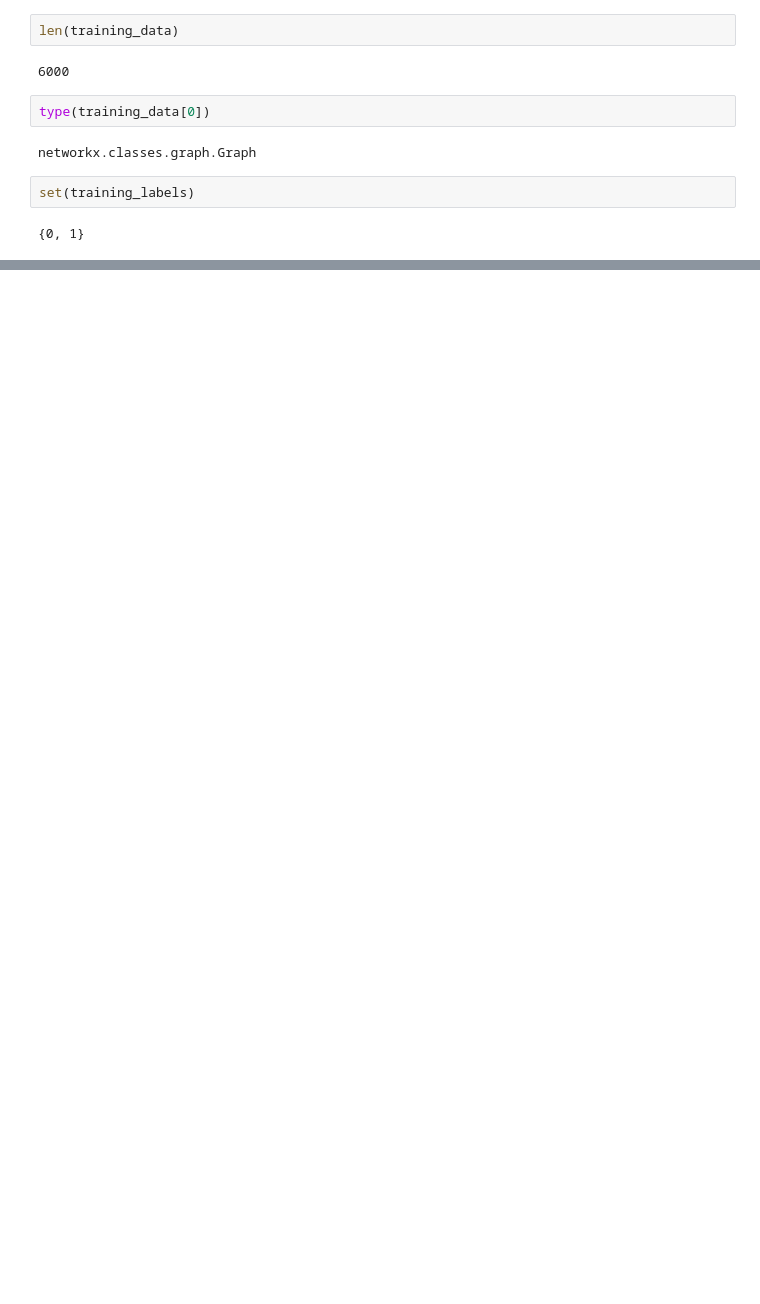
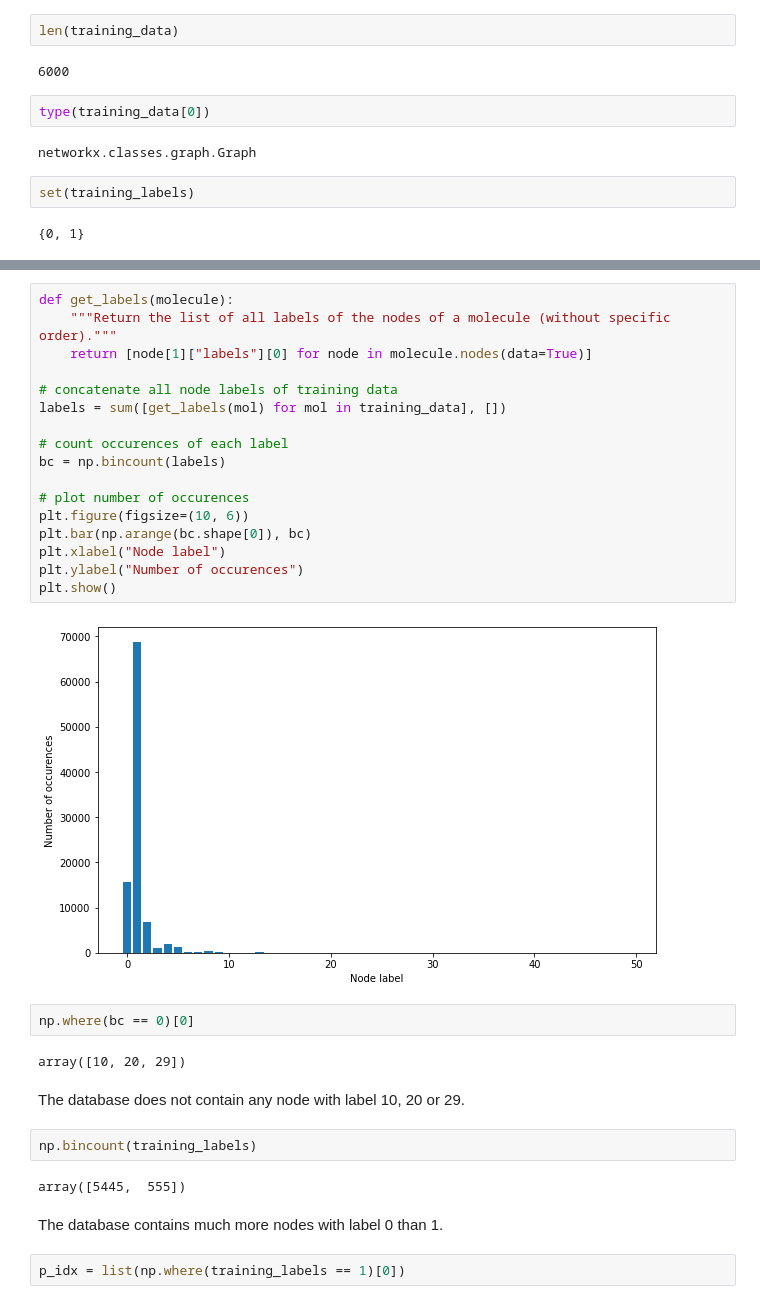
Before and after one commit to decarpentierg/data-challenge-kernel-methods, a Jupyter notebook: notebooks/explore_data.ipynb, the cells around one changed output, grey strips where cells are left out. Drawn from its saved outputs; the diff is of its cells as text; blank space fills up the shorter version.

Commit message:
add utils.py and molecules.py

```diff
--- a/notebooks/explore_data.ipynb
+++ b/notebooks/explore_data.ipynb
@@ -58,0 +83,33 @@ Index: 5 Label: 0
+# %%
+def get_labels(molecule):
+    """Return the list of all labels of the nodes of a molecule (without specific order)."""
+    return [node[1]["labels"][0] for node in molecule.nodes(data=True)]
+
+# concatenate all node labels of training data
+labels = sum([get_labels(mol) for mol in training_data], [])
+
+# count occurences of each label
+bc = np.bincount(labels)
+
+# plot number of occurences
+plt.figure(figsize=(10, 6))
+plt.bar(np.arange(bc.shape[0]), bc)
+plt.xlabel("Node label")
+plt.ylabel("Number of occurences")
+plt.show()
+# %% [output]
+[figure, added]
+# %%
+np.where(bc == 0)[0]
+# %% [output]
+array([10, 20, 29])
+# %% [markdown]
+The database does not contain any node with label 10, 20 or 29.
+# %%
+np.bincount(training_labels)
+# %% [output]
+array([5445,  555])
+# %% [markdown]
+The database contains much more nodes with label 0 than 1.
+# %%
+p_idx = list(np.where(training_labels == 1)[0])
```
Also changed, not shown: parts of 14 cells of this notebook, 2 other files.
